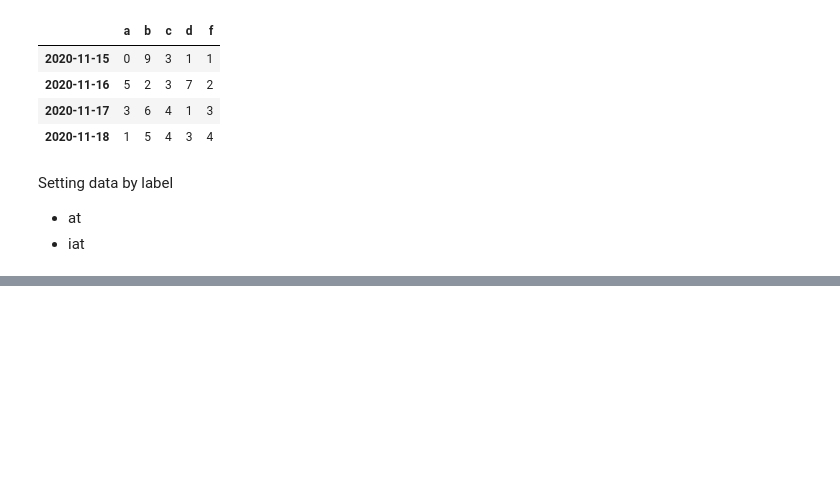
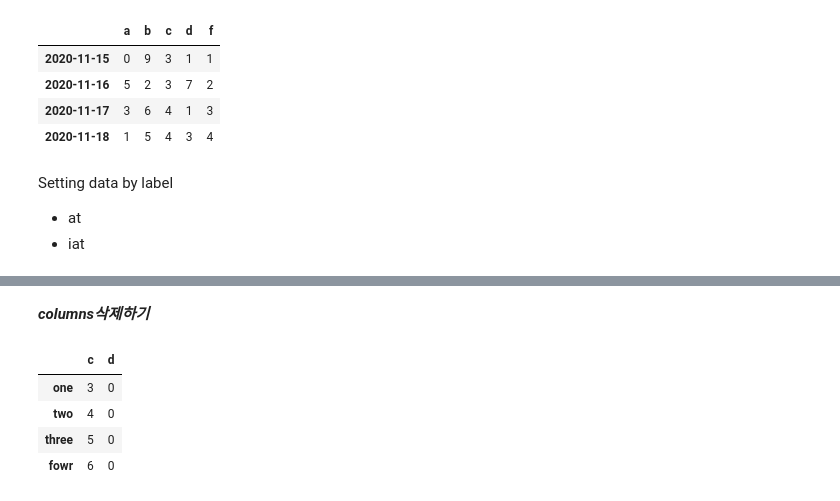
Before and after one commit to rlfwo93/machine-learning, a Jupyter notebook: pandas.ipynb, the cells around one changed output, grey strips where cells are left out. Saved outputs shown, nothing was run; the diff lists cells and outputs as text; code cells hidden in the pictures; blank space fills up the shorter version.

```diff
--- a/pandas.ipynb
+++ b/pandas.ipynb
@@ -377,0 +366,12 @@ df5
+# %% [markdown]
+***columns삭제하기***
+# %%
+# 방법 1
+prdf.drop(["a","b"],axis ="columns")
+# default로 axis = 0 이며 1을 넣거나, axis = "columns" 을 하면 콜룸 값 삭제.
+# %% [output]
+|  | c | d |
+| one | 3 | 0 |
+| two | 4 | 0 |
+| three | 5 | 0 |
+| fowr | 6 | 0 |
```
Also changed, not shown: parts of 20 cells of this notebook.
